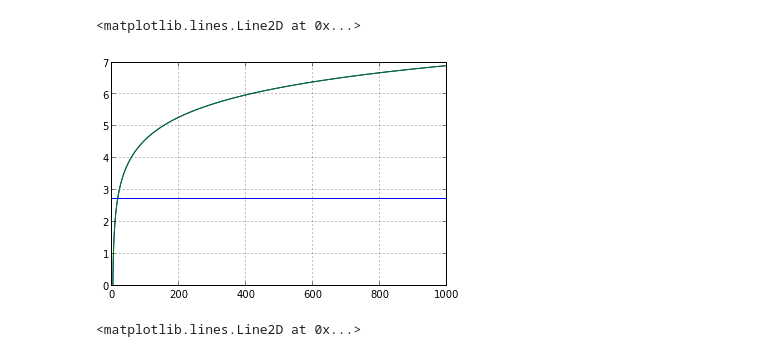
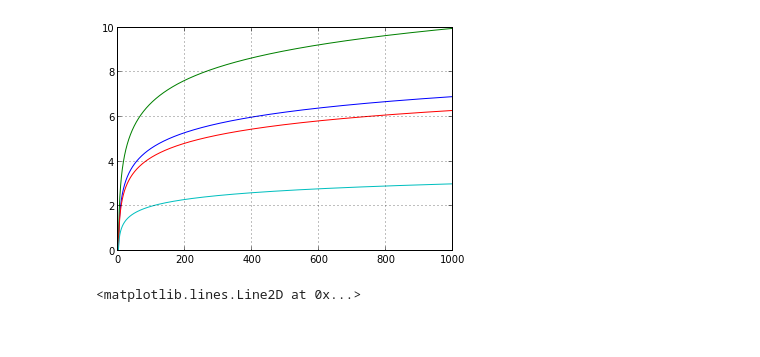
Before and after one commit to brenden17/infinity, a Jupyter notebook: sci/ipy/Math.ipynb, the cells around one changed output. Saved outputs shown, nothing was run; the diff lists cells and outputs as text; code cells hidden in the pictures.

```diff
--- a/sci/ipy/Math.ipynb
+++ b/sci/ipy/Math.ipynb
@@ -1,19 +1,24 @@
 # %%
 import matplotlib.pyplot as plt
 import numpy as np
 
 x = np.linspace(1, 1000, 10000)
 def le(x):
     return np.log(x)
 
 def l2(x):
-    return np.log(x)
+    return np.log2(x)
 
-plt.plot(x, le(x), x, l2(x))
+def l3(x):
+    return np.log(x)/np.log(3)
+
+def l10(x):
+    return np.log10(x)
+
+plt.plot(x, le(x), x, l2(x), x, l3(x), x, l10(x))
 plt.grid()
 # %% [output]
-<matplotlib.lines.Line2D at 0x...>
-[figure, old version]
+[figure, new version]
 # %%
 import matplotlib.pyplot as plt
 import numpy as np
```
Also changed, not shown: 2 other files.
